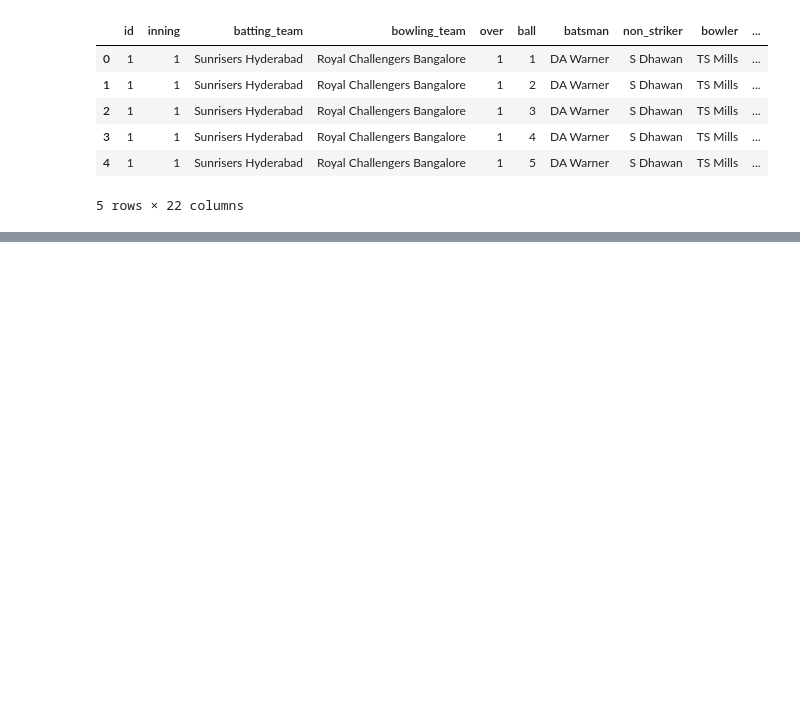
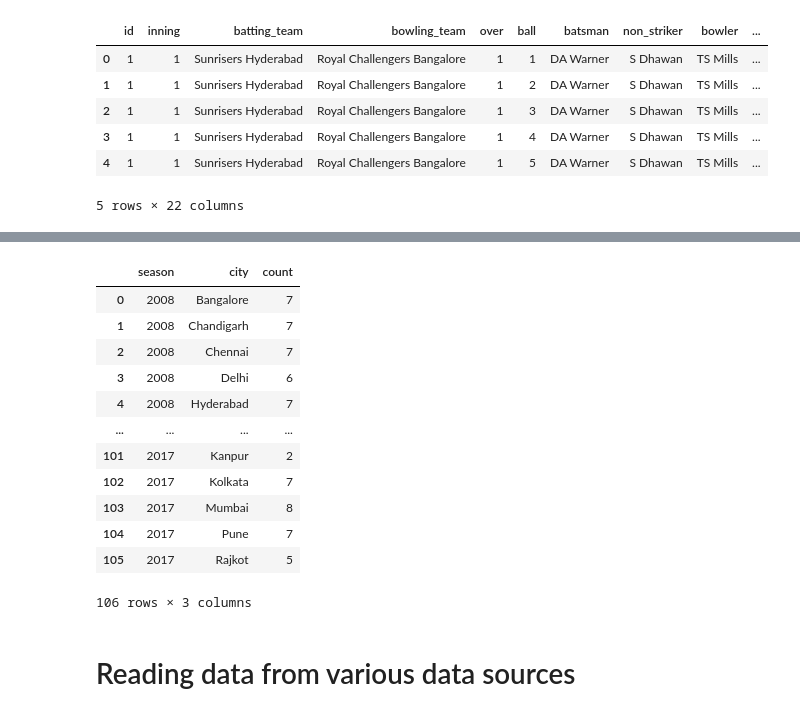
Before and after one commit to foysalpranto121/pandas-Update-version, a Jupyter notebook: pandas in all in one .ipynb, the cells around one changed output, grey strips where cells are left out. Saved outputs shown, nothing was run; the diff lists cells and outputs as text; code cells hidden in the pictures; blank space fills up the shorter version.

```diff
--- a/pandas in all in one .ipynb
+++ b/pandas in all in one .ipynb
@@ -1091,0 +1130,19 @@ renameName.head(5)
+# %%
+grouped_count = data.groupby(['season', 'city']).size().reset_index(name='count')
+grouped_count
+# %% [output]
+|  | season | city | count |
+| 0 | 2008 | Bangalore | 7 |
+| 1 | 2008 | Chandigarh | 7 |
+| 2 | 2008 | Chennai | 7 |
+| 3 | 2008 | Delhi | 6 |
+| 4 | 2008 | Hyderabad | 7 |
+| ... | ... | ... | ... |
+| 101 | 2017 | Kanpur | 2 |
+| 102 | 2017 | Kolkata | 7 |
+| 103 | 2017 | Mumbai | 8 |
+| 104 | 2017 | Pune | 7 |
+| 105 | 2017 | Rajkot | 5 |
+106 rows × 3 columns
+# %% [markdown]
+# Reading data from various data sources
```
Also changed, not shown: parts of 19 cells of this notebook, 2 other files.
